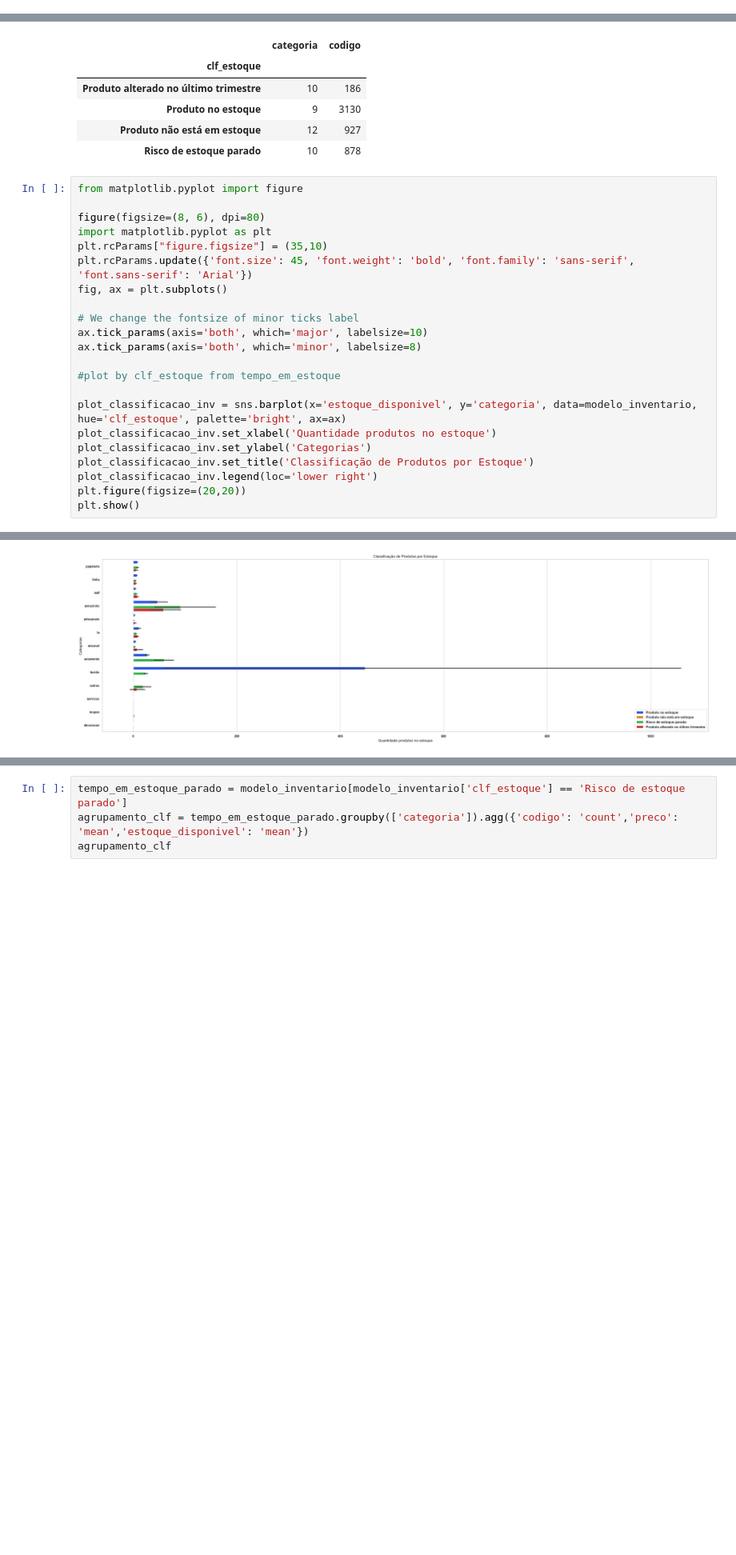
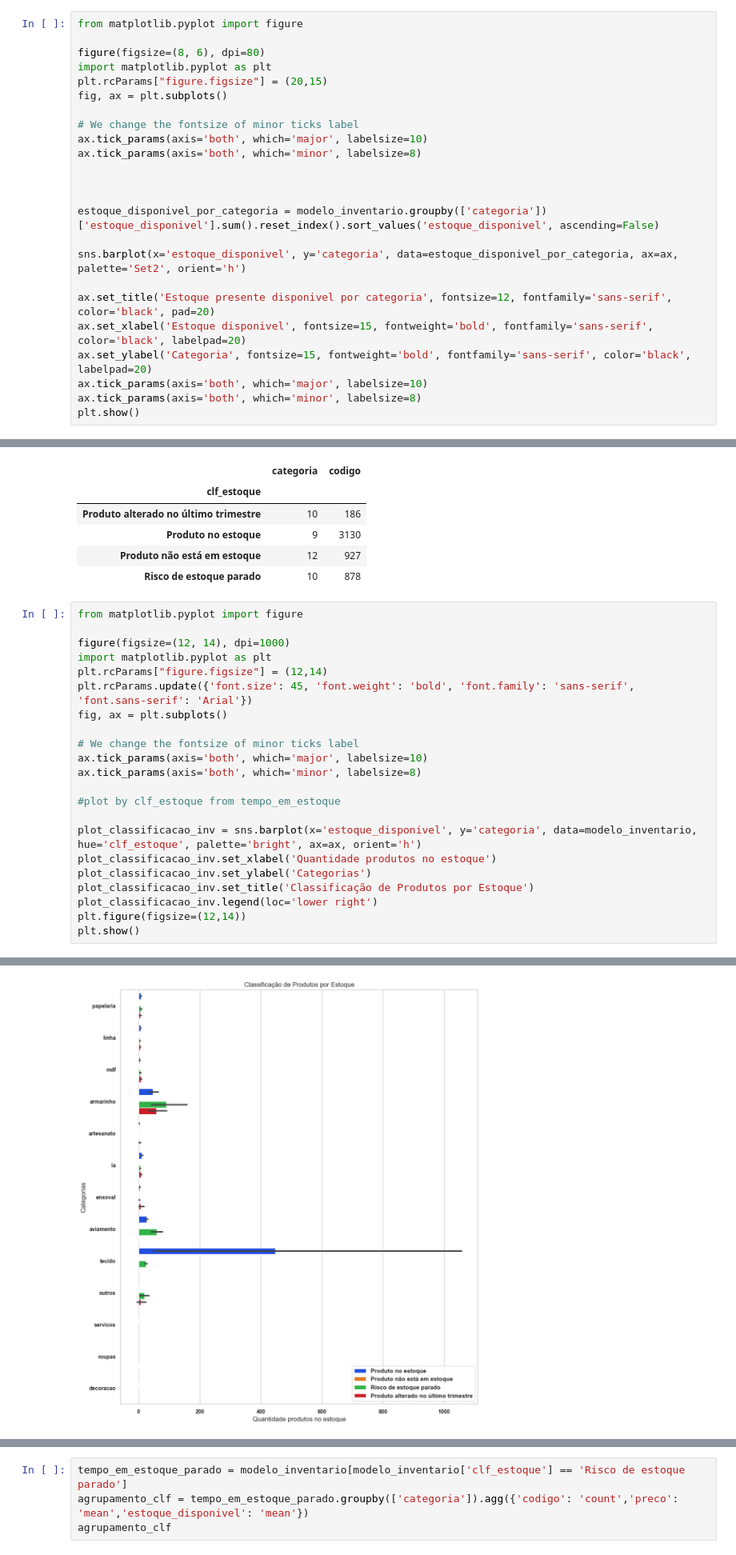
Before and after one commit to donbigode/Timeseries-prediction-model, a Jupyter notebook: Analysis/EDA.ipynb, the cells around one changed output, grey strips where cells are left out. Shown at 80% size. Drawn from its saved outputs; the diff is of its cells as text; blank space fills up the shorter version.

```diff
--- a/Analysis/EDA.ipynb
+++ b/Analysis/EDA.ipynb
@@ -110,0 +111,24 @@ plt.show()
+# %%
+from matplotlib.pyplot import figure
+
+figure(figsize=(8, 6), dpi=80)
+import matplotlib.pyplot as plt
+plt.rcParams["figure.figsize"] = (20,15)
+fig, ax = plt.subplots()
+
+# We change the fontsize of minor ticks label
+ax.tick_params(axis='both', which='major', labelsize=10)
+ax.tick_params(axis='both', which='minor', labelsize=8)
+
+
+
+estoque_disponivel_por_categoria = modelo_inventario.groupby(['categoria'])['estoque_disponivel'].sum().reset_index().sort_values('estoque_disponivel', ascending=False)
+
+sns.barplot(x='estoque_disponivel', y='categoria', data=estoque_disponivel_por_categoria, ax=ax, palette='Set2', orient='h')
+
+ax.set_title('Estoque presente disponivel por categoria', fontsize=12, fontfamily='sans-serif', color='black', pad=20)
+ax.set_xlabel('Estoque disponivel', fontsize=15, fontweight='bold', fontfamily='sans-serif', color='black', labelpad=20)
+ax.set_ylabel('Categoria', fontsize=15, fontweight='bold', fontfamily='sans-serif', color='black', labelpad=20)
+ax.tick_params(axis='both', which='major', labelsize=10)
+ax.tick_params(axis='both', which='minor', labelsize=8)
+plt.show()
@@ -121,9 +148,9 @@ classificacao_inv.head()
 # %%
 from matplotlib.pyplot import figure
 
-figure(figsize=(8, 6), dpi=80)
+figure(figsize=(12, 14), dpi=1000)
 import matplotlib.pyplot as plt
-plt.rcParams["figure.figsize"] = (35,10)
+plt.rcParams["figure.figsize"] = (12,14)
 plt.rcParams.update({'font.size': 45, 'font.weight': 'bold', 'font.family': 'sans-serif', 'font.sans-serif': 'Arial'})
 fig, ax = plt.subplots()
 
@@ -133,11 +160,11 @@ ax.tick_params(axis='both', which='minor', labelsize=8)
 
 #plot by clf_estoque from tempo_em_estoque
 
-plot_classificacao_inv = sns.barplot(x='estoque_disponivel', y='categoria', data=modelo_inventario, hue='clf_estoque', palette='bright', ax=ax)
+plot_classificacao_inv = sns.barplot(x='estoque_disponivel', y='categoria', data=modelo_inventario, hue='clf_estoque', palette='bright', ax=ax, orient='h')
 plot_classificacao_inv.set_xlabel('Quantidade produtos no estoque')
 plot_classificacao_inv.set_ylabel('Categorias')
 plot_classificacao_inv.set_title('Classificação de Produtos por Estoque')
 plot_classificacao_inv.legend(loc='lower right')
-plt.figure(figsize=(20,20))
+plt.figure(figsize=(12,14))
 plt.show()
 # %% [output]
@@ -145 +172 @@ plt.show()
-[figure, old version]
+[figure, new version]
```
Also changed, not shown: parts of 12 cells of this notebook, 10 other files.
